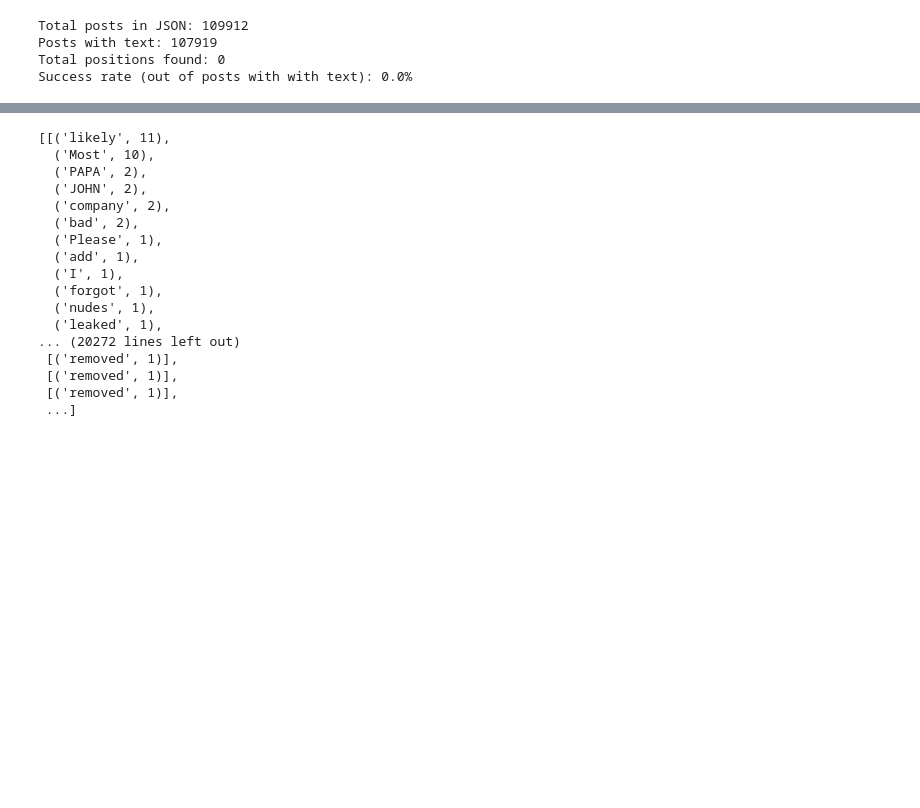
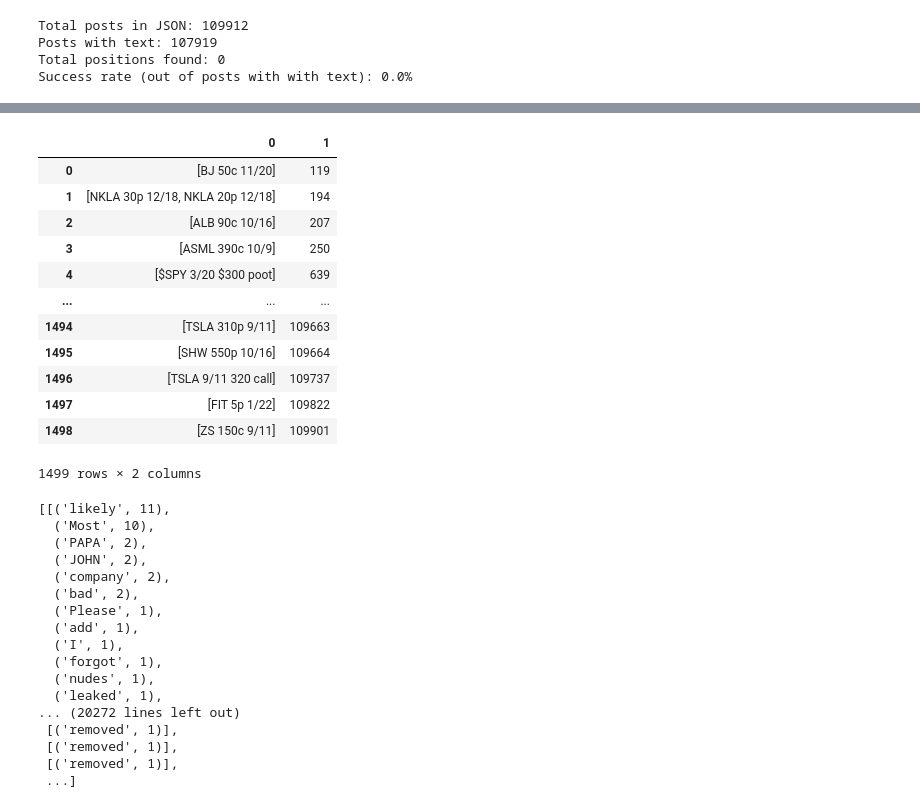
Before and after one commit to realjacoblinder/wsbanalysis, a Jupyter notebook: Phase 2 - Regex testing.ipynb, the cells around one changed output, grey strips where cells are left out. Cells and saved outputs as stored; diff of their text form; code cells hidden in the pictures; blank space fills up the shorter version.

Commit message:
added some posts, improved regex function. Matches are made, though further regex should be added

```diff
--- a/Phase 2 - Regex testing.ipynb
+++ b/Phase 2 - Regex testing.ipynb
@@ -36,18 +17,0 @@ Success rate (out of posts with with text): 0.0%
-# %%
-with open('Example Data - Testing/1.10.2019.21.5.39.json', 'r') as f:
-    posts = json.load(f)
-    numposts = 0
-    textposts = 0
-    positions = 0
-    for post in posts:
-        numposts += 1
-        if 'selftext' in post:
-            textposts += 1
-            tmp = regex_pos(post['selftext'])
-            if tmp:
-                positions += len(tmp)
-                print(tmp)
-    print('Total posts in JSON: {}'.format(numposts))
-    print('Posts with text: {}'.format(textposts))
-    print('Total positions found: {}'.format(positions))
-    print('Success rate (out of posts with with text): {}%'.format(round(positions/textposts * 100,2)))
@@ -82,3 +41,28 @@ Total posts in JSON: 109912
 Posts with text: 107919
 Total positions found: 0
 Success rate (out of posts with with text): 0.0%
+# %%
+post_csv = pd.read_csv('all_posts.csv')
+# %%
+numposts = 0
+textposts = 0
+positions = 0
+regexed = []
+regexed_title = []
+for index,row in tqdm(post_csv.iterrows()):
+    numposts += 1
+    if pd.isna(row['selftext']):
+        continue
+    textposts += 1
+    tmp = regex_pos(row['selftext'])
+    if tmp:
+        positions += len(tmp)
+        regexed.append((tmp,index))
+    tmp = regex_pos(row['title'])
+    if tmp:
+        #positions += len(tmp)
+        regexed_title.append((tmp,index))
+print('Total posts in CSV: {}'.format(numposts))
+print('Posts with text: {}'.format(textposts))
+print('Total positions found: {}'.format(positions))
+print('Success rate (out of posts with with text): {}%'.format(round(positions/textposts * 100,2)))
@@ -85,3 +118,19 @@ Success rate (out of posts with with text): 0.0%
+# %%
+pd.DataFrame(regexed)
+# %% [output]
+|  | 0 | 1 |
+| 0 | [BJ 50c 11/20] | 119 |
+| 1 | [NKLA 30p 12/18, NKLA 20p 12/18] | 194 |
+| 2 | [ALB 90c 10/16] | 207 |
+| 3 | [ASML 390c 10/9] | 250 |
+| 4 | [$SPY 3/20 $300 poot] | 639 |
+| ... | ... | ... |
+| 1494 | [TSLA 310p 9/11] | 109663 |
+| 1495 | [SHW 550p 10/16] | 109664 |
+| 1496 | [TSLA 9/11 320 call] | 109737 |
+| 1497 | [FIT 5p 1/22] | 109822 |
+| 1498 | [ZS 150c 9/11] | 109901 |
+1499 rows × 2 columns
 # %%
 ## lets make the attempt with nltk and see what we get
 from nltk.corpus import stopwords
```
Also changed, not shown: parts of 7 cells of this notebook, 4 other files.
